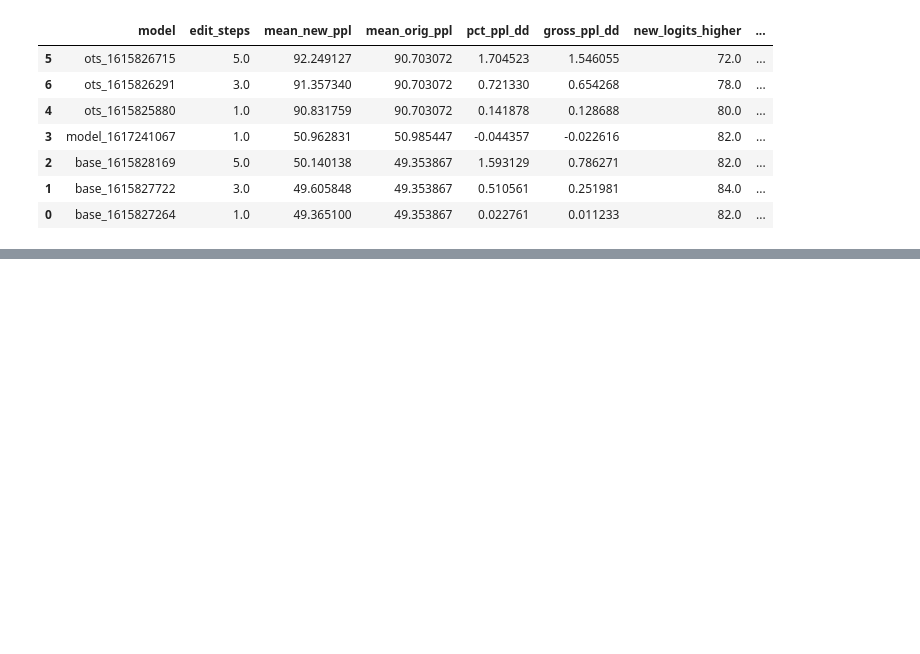
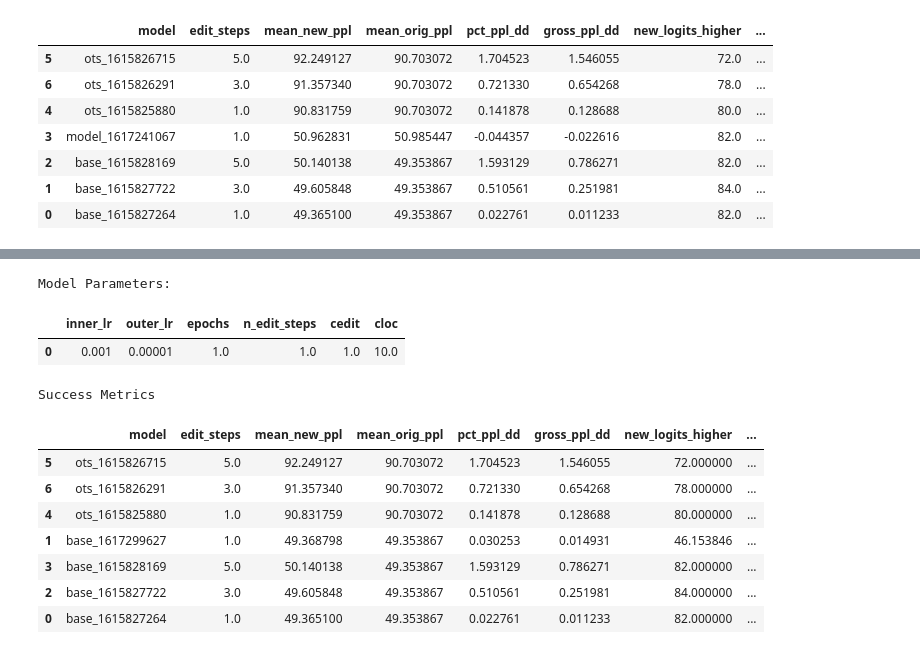
Before and after one commit to spencerbraun/editable_nlp, a Jupyter notebook: eval/Model_Comparisons.ipynb, the cells around one changed output, grey strips where cells are left out. Drawn from its saved outputs; the diff is of its cells as text; code cells hidden in the pictures; blank space fills up the shorter version.

```diff
--- a/eval/Model_Comparisons.ipynb
+++ b/eval/Model_Comparisons.ipynb
@@ -627,0 +647,21 @@ Success Metrics
+# %%
+comps = ModelComps(
+    model_name="model_epoch0_ts8000.20210401.21.04.1617312405",
+    base_name="gpt2_epoch0_ts10000.20210310.18.03.1615401990",
+    archive=False
+)
+
+comps.summary()
+# %% [output]
+Model Parameters:
+|  | inner_lr | outer_lr | epochs | n_edit_steps | cedit | cloc |
+| 0 | 0.001 | 0.00001 | 1.0 | 1.0 | 1.0 | 10.0 |
+Success Metrics
+|  | model | edit_steps | mean_new_ppl | mean_orig_ppl | pct_ppl_dd | gross_ppl_dd | new_logits_higher | ... |
+| 5 | ots_1615826715 | 5.0 | 92.249127 | 90.703072 | 1.704523 | 1.546055 | 72.000000 | ... |
+| 6 | ots_1615826291 | 3.0 | 91.357340 | 90.703072 | 0.721330 | 0.654268 | 78.000000 | ... |
+| 4 | ots_1615825880 | 1.0 | 90.831759 | 90.703072 | 0.141878 | 0.128688 | 80.000000 | ... |
+| 1 | base_1617299627 | 1.0 | 49.368798 | 49.353867 | 0.030253 | 0.014931 | 46.153846 | ... |
+| 3 | base_1615828169 | 5.0 | 50.140138 | 49.353867 | 1.593129 | 0.786271 | 82.000000 | ... |
+| 2 | base_1615827722 | 3.0 | 49.605848 | 49.353867 | 0.510561 | 0.251981 | 84.000000 | ... |
+| 0 | base_1615827264 | 1.0 | 49.365100 | 49.353867 | 0.022761 | 0.011233 | 82.000000 | ... |
```
Also changed, not shown: parts of 2 cells of this notebook, 9 other files.
